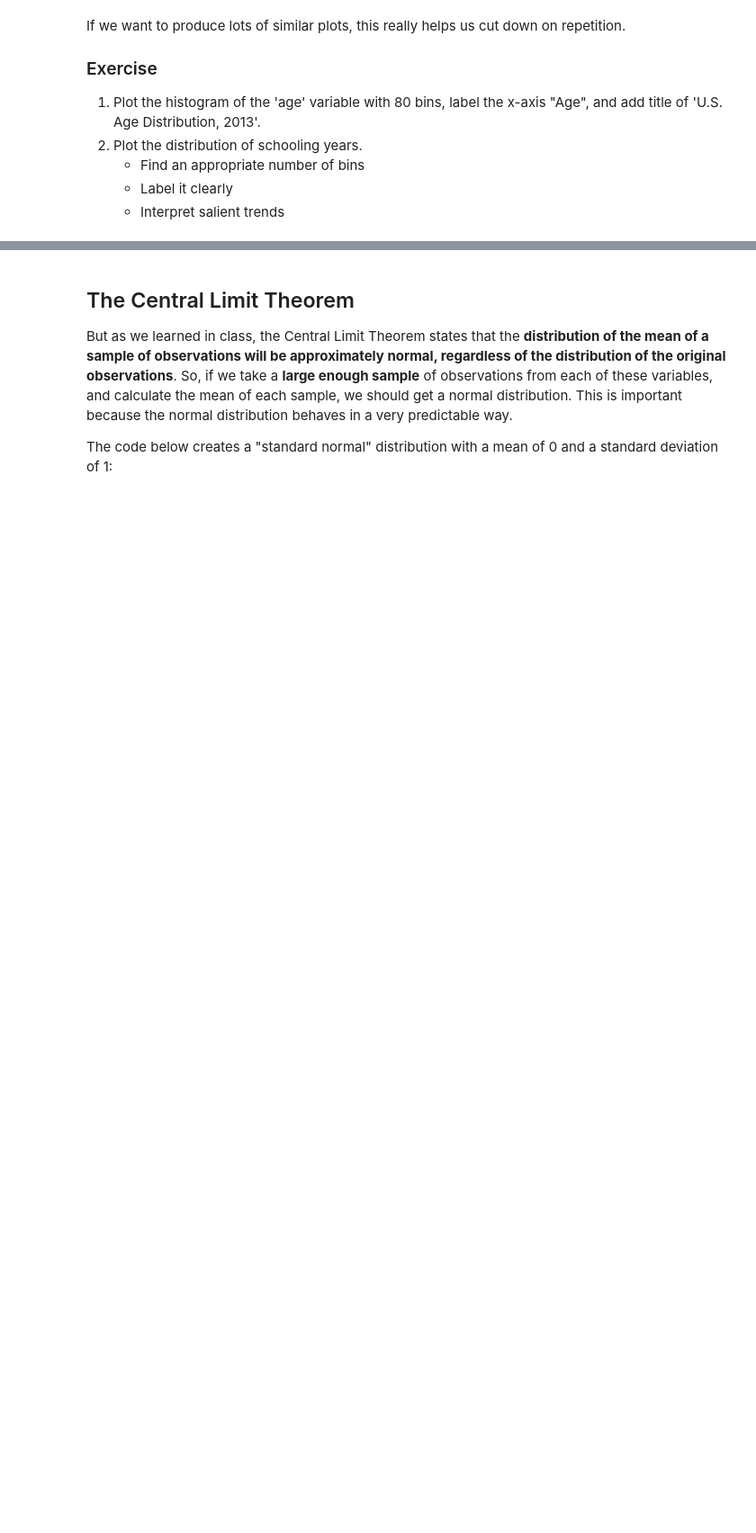
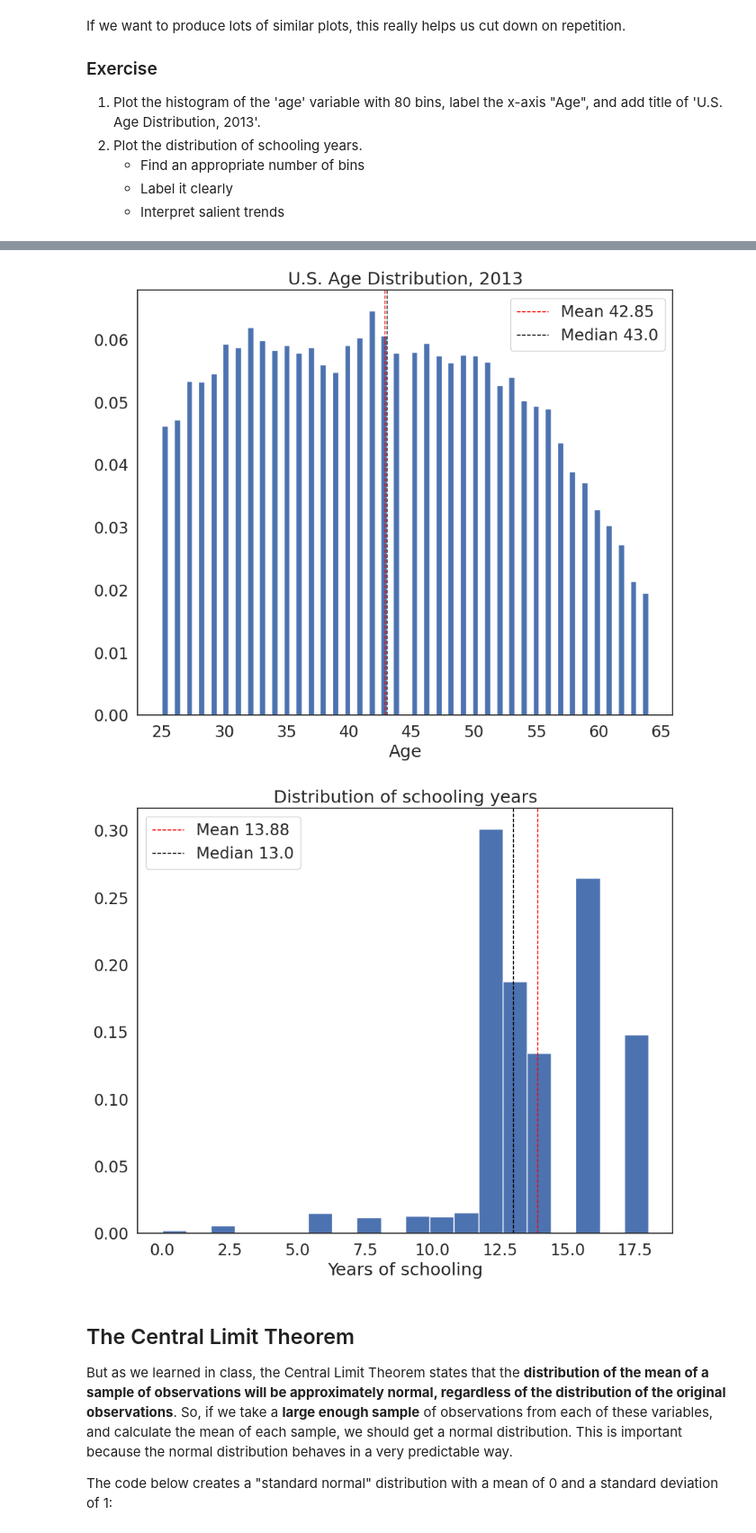
Before and after one commit to lillyroekens/QM2, a Jupyter notebook: notebooks/W05. Distributions and Basic Statistics.ipynb, the cells around one changed output, grey strips where cells are left out. Shown: that part at 90% size. Drawn from its saved outputs; the diff is of its cells as text; code cells hidden in the pictures; blank space fills up the shorter version.

```diff
--- a/notebooks/W05. Distributions and Basic Statistics.ipynb
+++ b/notebooks/W05. Distributions and Basic Statistics.ipynb
@@ -319,3 +347,9 @@ If we want to produce lots of similar plots, this really helps us cut down on re
+# %%
+plot_histogram(df['age'], 80, 'Age', 'U.S. Age Distribution, 2013')
+plot_histogram(df['sch'], 20, 'Years of schooling', 'Distribution of schooling years')
+# %% [output]
+[figure, added]
+[figure, added]
 # %% [markdown]
 ## The Central Limit Theorem
 
```
Also changed, not shown: parts of 15 cells of this notebook.
